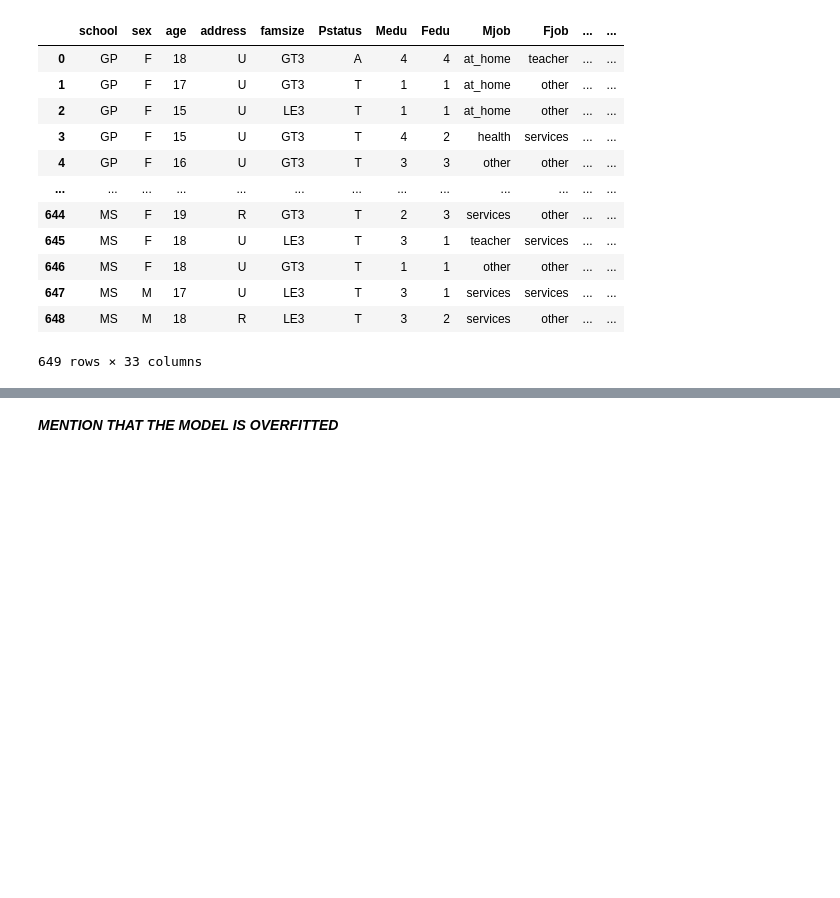
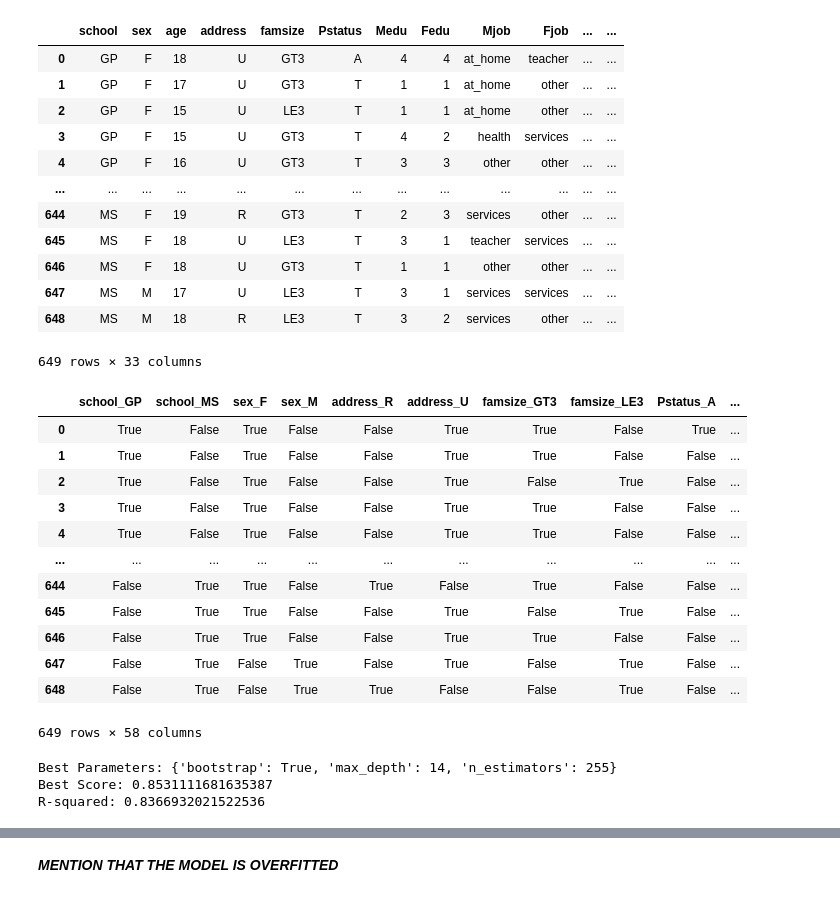
Before and after one commit to steelersrg8/Bootcamp-RUT-VIRT-AI-PT-09-2024-U-LOLC-MTTH-Project-2, a Jupyter notebook: Code/WillPGroupCode.ipynb, the cells around one changed output, grey strips where cells are left out. Saved outputs shown, nothing was run; the diff lists cells and outputs as text; code cells hidden in the pictures; blank space fills up the shorter version.

```diff
--- a/Code/WillPGroupCode.ipynb
+++ b/Code/WillPGroupCode.ipynb
@@ -30,7 +34,7 @@ table
 # %%
 # Split the data into features (X) and target variable (y)
 # 'G3' is the target variable (final grade), and it is removed from the features.
-x = table.drop(columns=['G1', 'G2', 'G3'])  # Exclude G1, G2, and G3 from features
+x = table.drop(columns=['G3'])  # Exclude G1, G2, and G3 from features
 y = table['G3']  # Target variable (final grade)
 # %%
 # Separate categorical and numerical columns
@@ -57,3 +47,22 @@ pipeline = Pipeline(steps=[
+# %%
+category_x = pd.get_dummies(x[cat_col])
+numerical_features = x[num_col]
+x = pd.concat([category_x,numerical_features],axis=1)
+x
+# %% [output]
+|  | school_GP | school_MS | sex_F | sex_M | address_R | address_U | famsize_GT3 | famsize_LE3 | Pstatus_A | ... |
+| 0 | True | False | True | False | False | True | True | False | True | ... |
+| 1 | True | False | True | False | False | True | True | False | False | ... |
+| 2 | True | False | True | False | False | True | False | True | False | ... |
+| 3 | True | False | True | False | False | True | True | False | False | ... |
+| 4 | True | False | True | False | False | True | True | False | False | ... |
+| ... | ... | ... | ... | ... | ... | ... | ... | ... | ... | ... |
+| 644 | False | True | True | False | True | False | True | False | False | ... |
+| 645 | False | True | True | False | False | True | False | True | False | ... |
+| 646 | False | True | True | False | False | True | True | False | False | ... |
+| 647 | False | True | False | True | False | True | False | True | False | ... |
+| 648 | False | True | False | True | True | False | False | True | False | ... |
+649 rows × 58 columns
 # %%
 # Split the dataset into training and testing sets
 X_train, X_test, y_train, y_test = train_test_split(x, y, test_size=0.2, random_state=42)
@@ -70,3 +69,42 @@ feature_importances = model.feature_importances_  # Get importance of each featu
+# %%
+# Fitting Random Forest Regression to the dataset
+regressor = RandomForestRegressor(n_estimators=2000, max_depth=1000, random_state=0)
+
+# Fit the regressor with x and y data
+regressor.fit(X_train, y_train)
+predictions = regressor.predict(X_test)
+
+#Randomized Search CV
+# Define the hyperparameter space
+param_dist = {
+    'n_estimators': randint(50, 300),  # Number of trees in the forest
+    'max_depth': [None] + list(range(5, 30)),  # Maximum depth of each tree
+    'bootstrap': [True, False]  # Whether to use bootstrap samples
+}
+
+# Define the RandomizedSearchCV
+random_search = RandomizedSearchCV(
+    estimator = regressor,
+    param_distributions=param_dist
+)
+
+# Fit the model
+random_search.fit(X_train, y_train)
+
+# Best parameters and performance
+print("Best Parameters:", random_search.best_params_)
+print("Best Score:", random_search.best_score_)
+
+# Evaluate on the test set
+best_rf = random_search.best_estimator_
+test_score = best_rf.score(X_test, y_test)
+# Evaluating the model
+r2 = r2_score(y_test, predictions)
+print(f'R-squared: {r2}')
+# %% [output]
+Best Parameters: {'bootstrap': True, 'max_depth': 14, 'n_estimators': 255}
+Best Score: 0.8531111681635387
+R-squared: 0.8366932021522536
 # %%
 # Create a DataFrame to display feature importances
 importance_df = pd.DataFrame({
```
Also changed, not shown: parts of 9 cells of this notebook.
